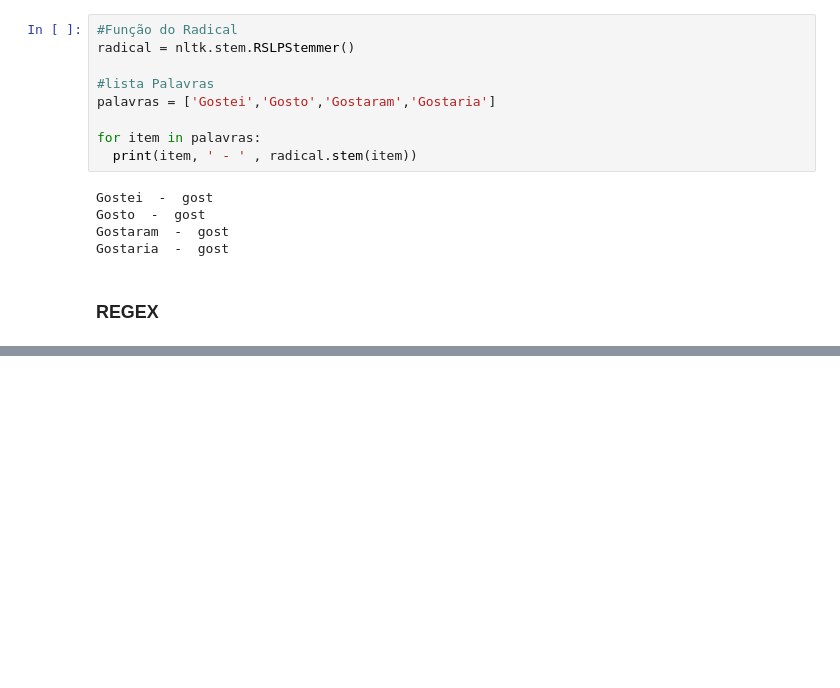
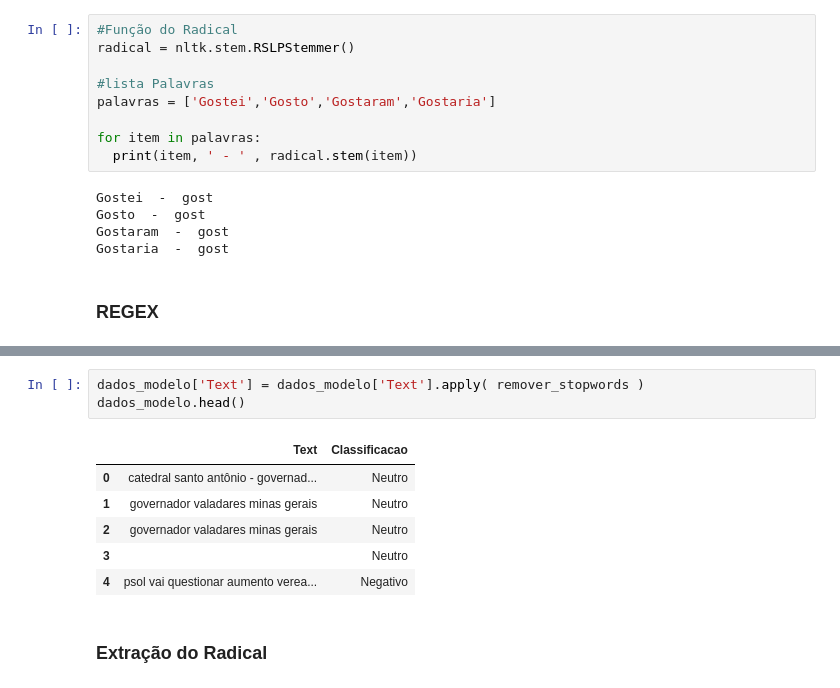
Before and after one commit to fabriciodadosbr/classificacao-emocoes-nlp, a Jupyter notebook: Analise_nlp.ipynb, the cells around one changed output, grey strips where cells are left out. Drawn from its saved outputs; the diff is of its cells as text; blank space fills up the shorter version.

```diff
--- a/Analise_nlp.ipynb
+++ b/Analise_nlp.ipynb
@@ -602,0 +708,12 @@ Gostaria  -  gost
+# %%
+dados_modelo['Text'] = dados_modelo['Text'].apply( remover_stopwords )
+dados_modelo.head()
+# %% [output]
+|  | Text | Classificacao |
+| 0 | catedral santo antônio - governad... | Neutro |
+| 1 | governador valadares minas gerais | Neutro |
+| 2 | governador valadares minas gerais | Neutro |
+| 3 |  | Neutro |
+| 4 | psol vai questionar aumento verea... | Negativo |
+# %% [markdown]
+### Extração do Radical
```
Also changed, not shown: parts of 25 cells of this notebook.
